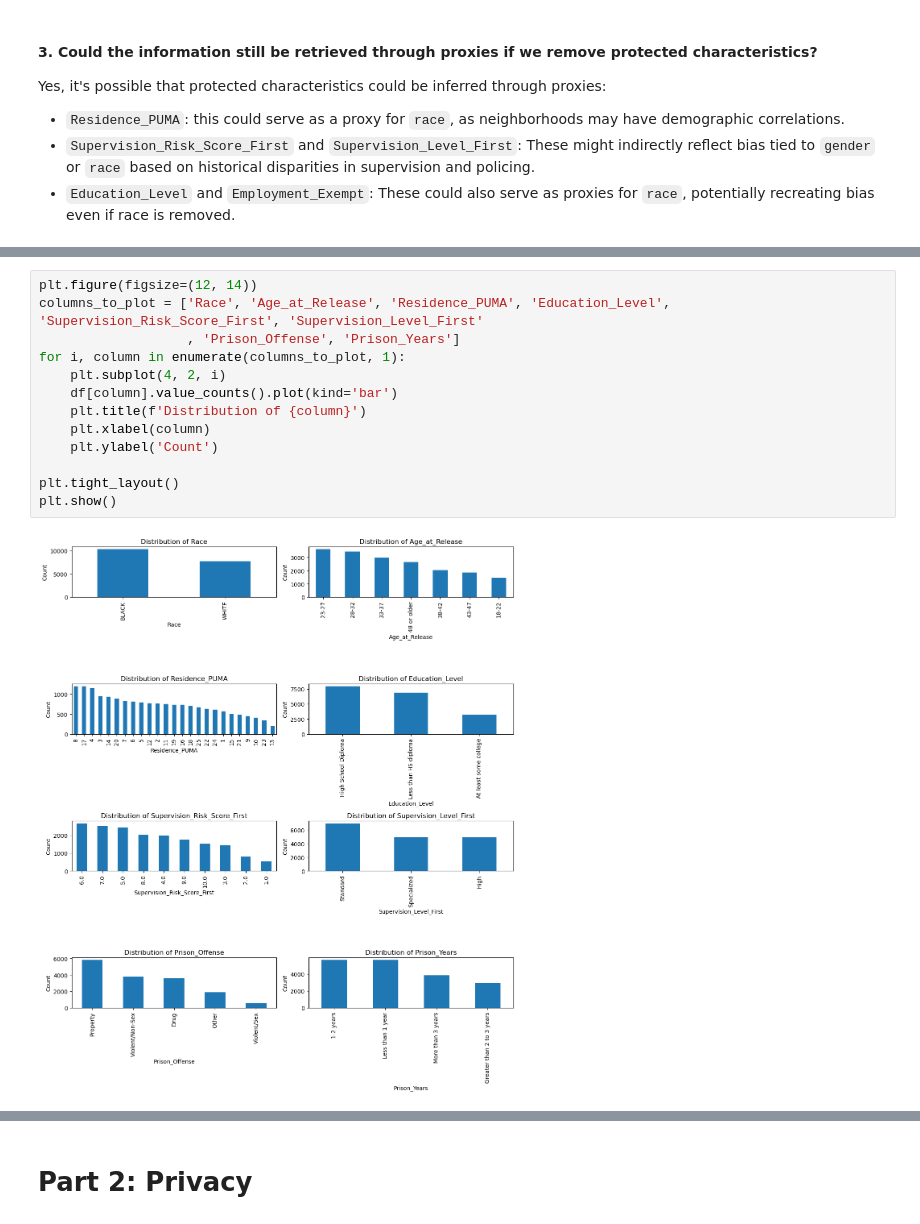
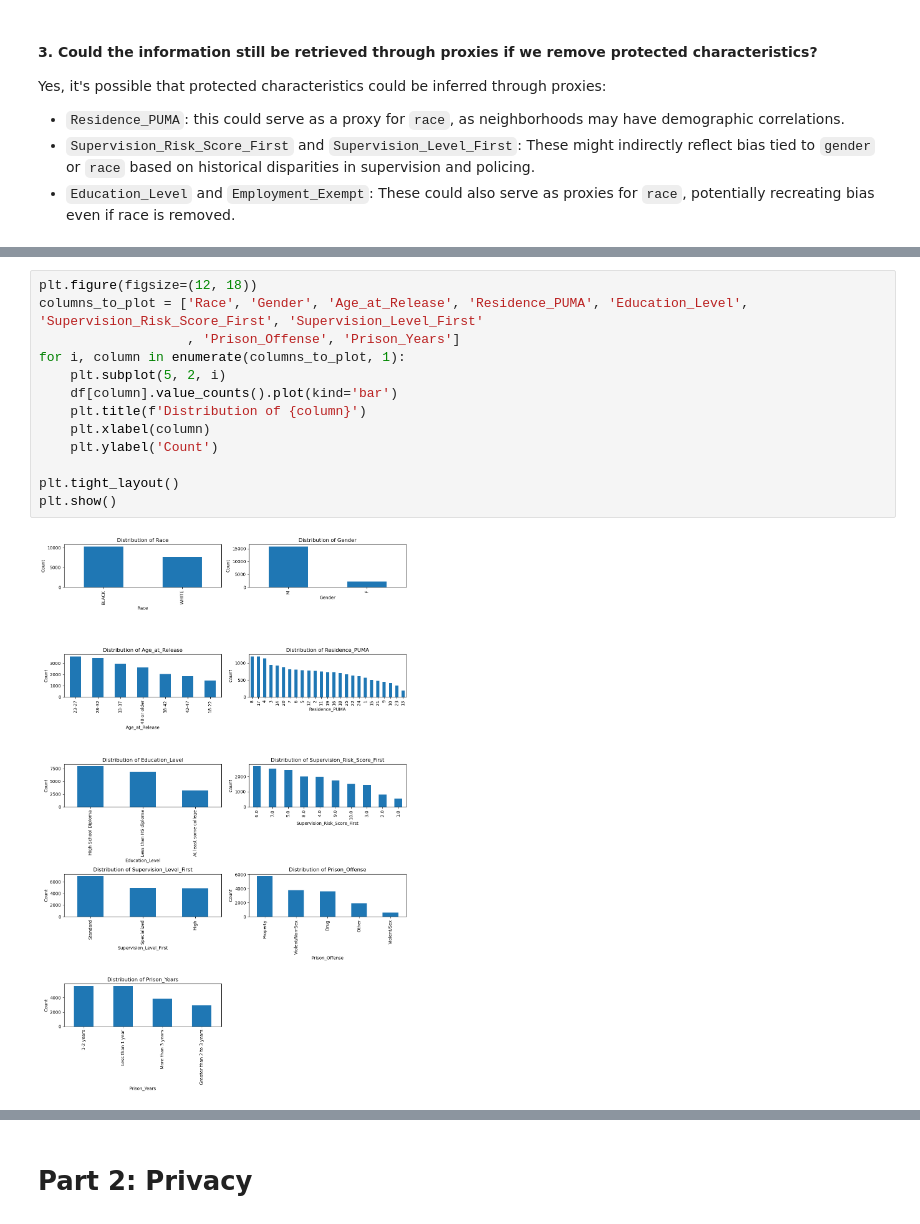
Before and after one commit to RaymondZhang20/DSCI430, a Jupyter notebook: Module 2 assignment-1.ipynb, the cells around one changed output, grey strips where cells are left out. Cells and saved outputs as stored; diff of their text form.

```diff
--- a/Module 2 assignment-1.ipynb
+++ b/Module 2 assignment-1.ipynb
@@ -281,15 +289,15 @@ Yes, it's possible that protected characteristics could be inferred through prox
 # %%
-plt.figure(figsize=(12, 14))
-columns_to_plot = ['Race', 'Age_at_Release', 'Residence_PUMA', 'Education_Level', 'Supervision_Risk_Score_First', 'Supervision_Level_First'
+plt.figure(figsize=(12, 18))
+columns_to_plot = ['Race', 'Gender', 'Age_at_Release', 'Residence_PUMA', 'Education_Level', 'Supervision_Risk_Score_First', 'Supervision_Level_First'
                    , 'Prison_Offense', 'Prison_Years']
 for i, column in enumerate(columns_to_plot, 1):
-    plt.subplot(4, 2, i)
+    plt.subplot(5, 2, i)
     df[column].value_counts().plot(kind='bar')
     plt.title(f'Distribution of {column}')
     plt.xlabel(column)
     plt.ylabel('Count')
 
 plt.tight_layout()
 plt.show()
 # %% [output]
-[figure, old version]
+[figure, new version]
```
Also changed, not shown: parts of 10 cells of this notebook.
